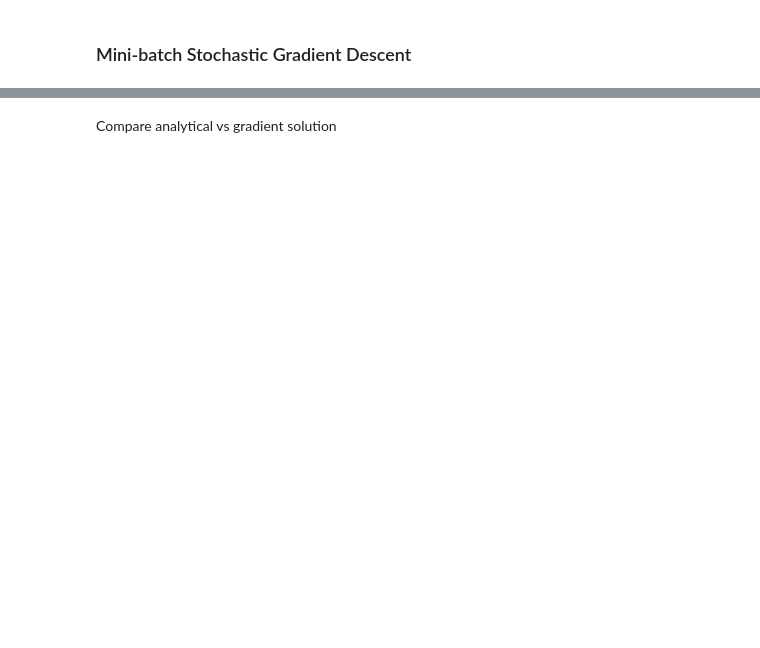
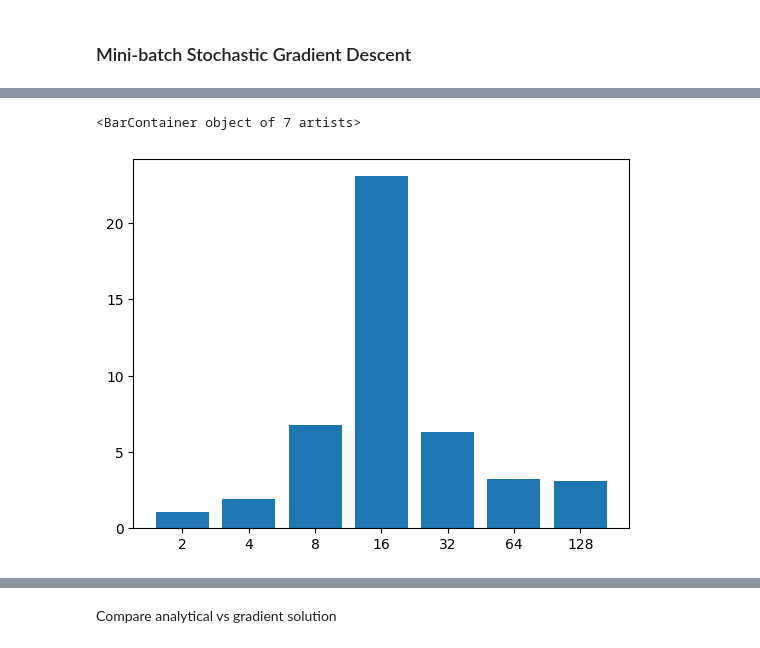
Before and after one commit to benbaz-2/comp551, a Jupyter notebook: assignment_1_regression_aziz.ipynb, the cells around one changed output, grey strips where cells are left out. Saved outputs shown, nothing was run; the diff lists cells and outputs as text; code cells hidden in the pictures; blank space fills up the shorter version.

```diff
--- a/assignment_1_regression_aziz.ipynb
+++ b/assignment_1_regression_aziz.ipynb
@@ -420,0 +517,6 @@ for s in sizes:
+# %%
+# Plotting time
+plt.bar(['2', '4', '8', '16', '32', '64', '128'], [1.05, 1.89, 6.75, 23.07, 6.32, 3.24, 3.08])
+# %% [output]
+<BarContainer object of 7 artists>
+[figure, added]
```
Also changed, not shown: parts of 27 cells of this notebook.
